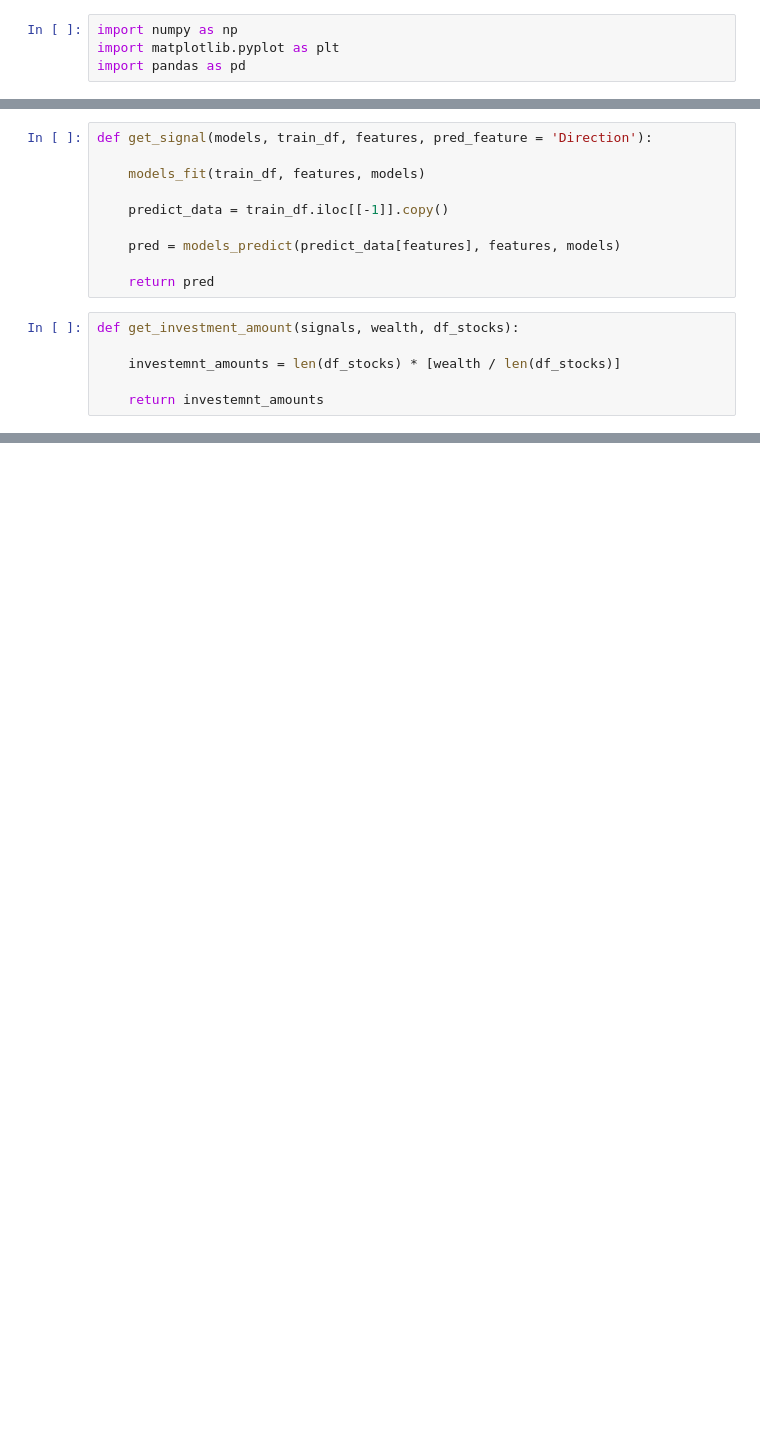
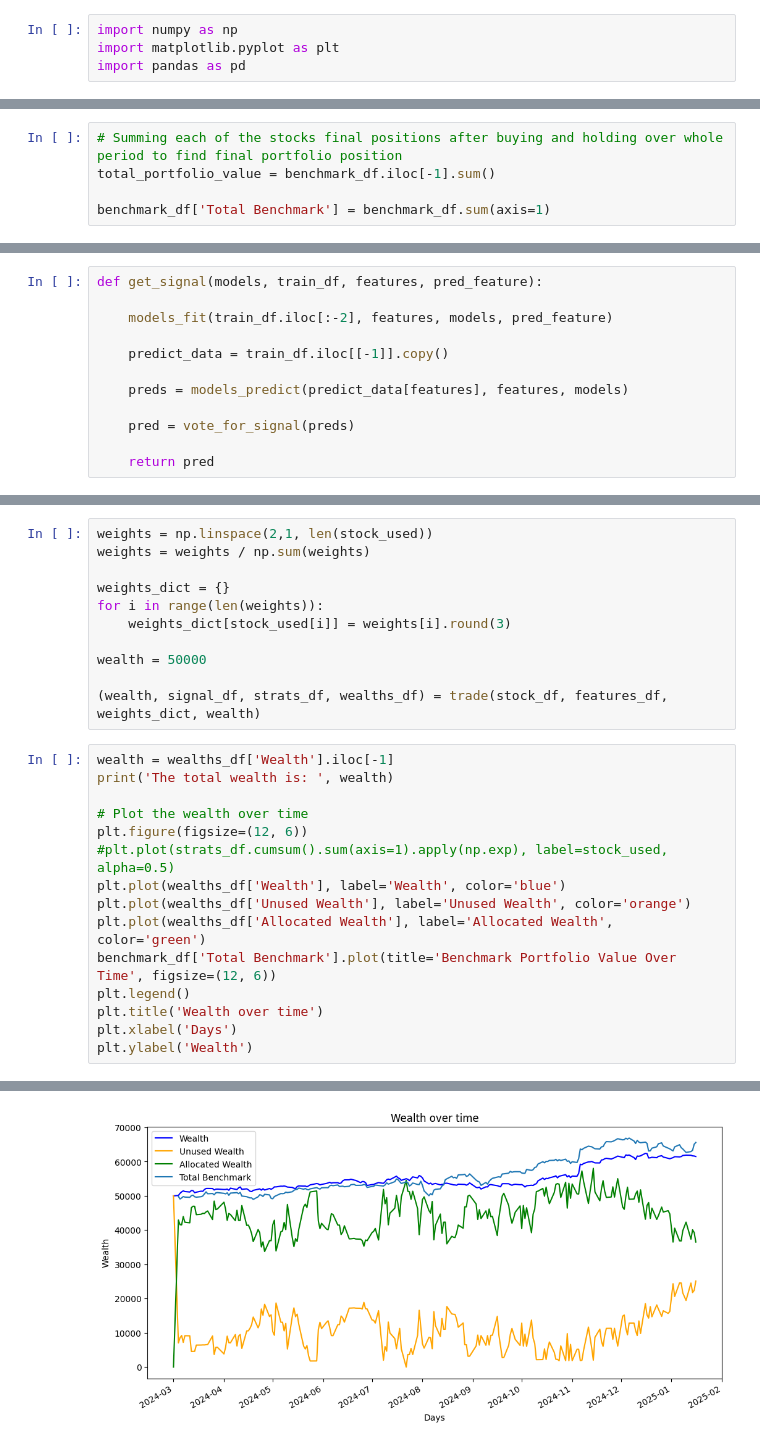
Before and after one commit to SebastianApelgren/AlgorithmicTrading, a Jupyter notebook: main.ipynb, the cells around one changed output, grey strips where cells are left out. Cells and saved outputs as stored; diff of their text form; blank space fills up the shorter version.

```diff
--- a/main.ipynb
+++ b/main.ipynb
@@ -40,0 +193,5 @@ index
+# %%
+# Summing each of the stocks final positions after buying and holding over whole period to find final portfolio position
+total_portfolio_value = benchmark_df.iloc[-1].sum()
+
+benchmark_df['Total Benchmark'] = benchmark_df.sum(axis=1)
@@ -64,18 +239,14 @@ def vote_for_signal(preds):
 
     return final_pred
 # %%
-def get_signal(models, train_df, features, pred_feature = 'Direction'):
+def get_signal(models, train_df, features, pred_feature):
 
-    models_fit(train_df, features, models)
+    models_fit(train_df.iloc[:-2], features, models, pred_feature)
 
     predict_data = train_df.iloc[[-1]].copy()
 
-    pred = models_predict(predict_data[features], features, models)
+    preds = models_predict(predict_data[features], features, models)
+
+    pred = vote_for_signal(preds)
 
     return pred
-# %%
-def get_investment_amount(signals, wealth, df_stocks):
-
-    investemnt_amounts = len(df_stocks) * [wealth / len(df_stocks)]
-
-    return investemnt_amounts
@@ -173,0 +361,27 @@ df_features
+# %%
+weights = np.linspace(2,1, len(stock_used))
+weights = weights / np.sum(weights)
+
+weights_dict = {}
+for i in range(len(weights)):
+    weights_dict[stock_used[i]] = weights[i].round(3)
+
+wealth = 50000
+
+(wealth, signal_df, strats_df, wealths_df) = trade(stock_df, features_df, weights_dict, wealth)
+# %%
+wealth = wealths_df['Wealth'].iloc[-1]
+print('The total wealth is: ', wealth)
+
+# Plot the wealth over time
+plt.figure(figsize=(12, 6))
+#plt.plot(strats_df.cumsum().sum(axis=1).apply(np.exp), label=stock_used, alpha=0.5)
+plt.plot(wealths_df['Wealth'], label='Wealth', color='blue')
+plt.plot(wealths_df['Unused Wealth'], label='Unused Wealth', color='orange')
+plt.plot(wealths_df['Allocated Wealth'], label='Allocated Wealth', color='green')
+benchmark_df['Total Benchmark'].plot(title='Benchmark Portfolio Value Over Time', figsize=(12, 6))
+plt.legend()
+plt.title('Wealth over time')
+plt.xlabel('Days')
+plt.ylabel('Wealth')
+# %% [output]
@@ -173,0 +390 @@ df_features
+[figure, added]
```
Also changed, not shown: parts of 28 cells of this notebook, 2 other files.
